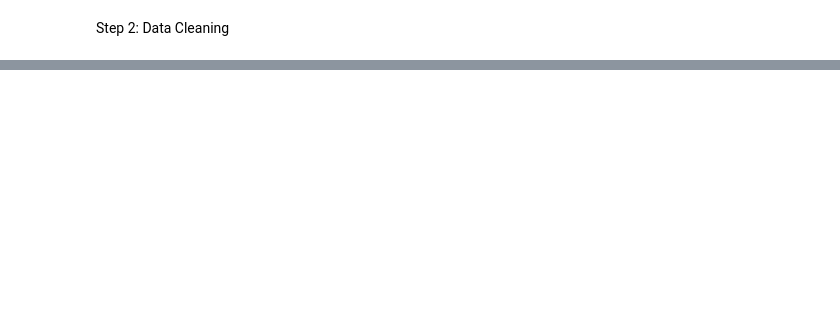
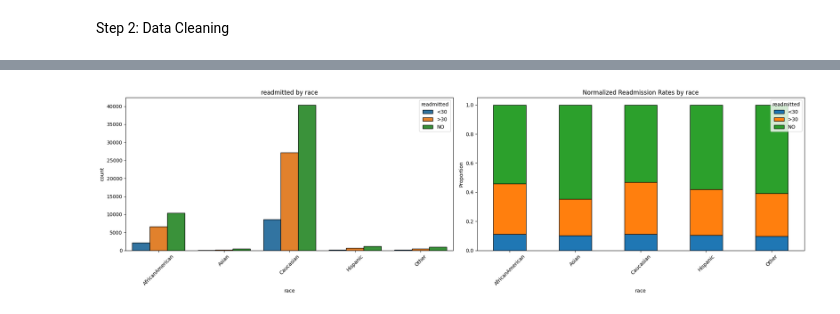
Before and after one commit to madokahazemi/diabetes-readmission-prediction, a Jupyter notebook: code/diabetes-readmission-prediction.ipynb, the cells around one changed output, grey strips where cells are left out. Cells and saved outputs as stored; diff of their text form; code cells hidden in the pictures; blank space fills up the shorter version.

```diff
--- a/code/diabetes-readmission-prediction.ipynb
+++ b/code/diabetes-readmission-prediction.ipynb
@@ -35,0 +53,19 @@ df.drop(columns=['weight', 'payer_code', 'medical_specialty', 'max_glu_serum', '
+# %%
+# Dropping examide and citoglipton columns as they have only one unique value
+df.drop(['examide', 'citoglipton'], axis=1, inplace=True)
+
+# Remove ? values from the dataset
+df.replace('?', np.nan, inplace=True)
+
+object_cols = df.select_dtypes(include=['object']).columns
+
+for col in object_cols:
+    unique_values = df[col].unique()
+    print(f"Column: {col}")
+    print(f"Unique Values: {unique_values[:10]}")  # Displaying first 10 unique values for brevity
+    print(f"Number of Unique Values: {len(unique_values)}")
+    print()
+
+# Display & of missing values in each column as percentage
+missing_values = df.isnull().sum() / len(df) * 100
+missing_values
@@ -35,0 +194,76 @@ df.drop(columns=['weight', 'payer_code', 'medical_specialty', 'max_glu_serum', '
+# %%
+## Exploring relationships between features
+
+# Function to plot count plots
+def plot_countplot(ax, df, col, hue):
+    sns.countplot(x=col, hue=hue, data=df, edgecolor='black', ax=ax)
+    ax.set_title(f'{hue} by {col}')
+    ax.tick_params(axis='x', rotation=45)
+
+
+# Function to normalize data for readmission rates
+def normalize_data(df, group_col):
+    normalized_df = df.groupby([group_col, 'readmitted'], observed=False).size().unstack().fillna(0)
+    normalized_df = normalized_df.div(normalized_df.sum(axis=1), axis=0)
+    return normalized_df
+
+# Function to plot normalized readmission rates
+def plot_normalized_readmission(ax, normalized_df, group_col):
+    normalized_df.plot(kind='bar', stacked=True, edgecolor='black', ax=ax)
+    ax.set_title(f'Normalized Readmission Rates by {group_col}')
+    ax.set_ylabel('Proportion')
+    ax.tick_params(axis='x', rotation=45)
+
+
+# Function to display count and normalized plots side by side
+def display_plots_side_by_side(df, cols, plot_func):
+    for col in cols:
+        fig, axs = plt.subplots(1, 2, figsize=(20, 6))
+
+        plot_func(axs[0], df, col, outcome_col)
+
+        normalized_df = normalize_data(df, col)
+        plot_normalized_readmission(axs[1], normalized_df, col)
+
+        plt.tight_layout()
+        plt.show()
+
+# Define the outcome column
+outcome_col = 'readmitted'
+
+# Outcome vs. Patient Demographics
+demographic_cols = ['race', 'gender', 'age']
+display_plots_side_by_side(df, demographic_cols, plot_countplot)
+
+# Outcome vs. Admission and Discharge Details
+admission_discharge_cols = ['admission_type_id', 'discharge_disposition_id', 'admission_source_id']
+display_plots_side_by_side(df, admission_discharge_cols, plot_countplot)
+
+# Outcome vs. Hospital Stay Details
+stay_details_cols = ['time_in_hospital', 'num_lab_procedures', 'num_procedures', 'num_medications']
+for col in stay_details_cols:
+    plt.figure(figsize=(10, 6))
+    sns.boxplot(x=outcome_col, y=col, data=df)
+    plt.title(f'{col} by {outcome_col}')
+    plt.xticks(rotation=45)
+    plt.show()
+
+
+# Hospital history features vs. outcome
+history_cols = ['number_outpatient', 'number_emergency', 'number_inpatient']
+for col in history_cols:
+    plt.figure(figsize=(10, 6))
+    sns.boxplot(x=outcome_col, y=col, data=df)
+    plt.title(f'{col} by {outcome_col}')
+    plt.xticks(rotation=45)
+    plt.show()
+
+# Outcome vs. Change and DiabetesMed
+binary_cols = ['change', 'diabetesMed']
+display_plots_side_by_side(df, binary_cols, plot_countplot)
+
+# Outcome vs. diagnosis categories
+diagnosis_cols = ['diag_1_category', 'diag_2_category', 'diag_3_category']
+display_plots_side_by_side(df, diagnosis_cols, plot_countplot)
+# %% [output]
+[figure, added]
```
Also changed, not shown: parts of 8 cells of this notebook.
